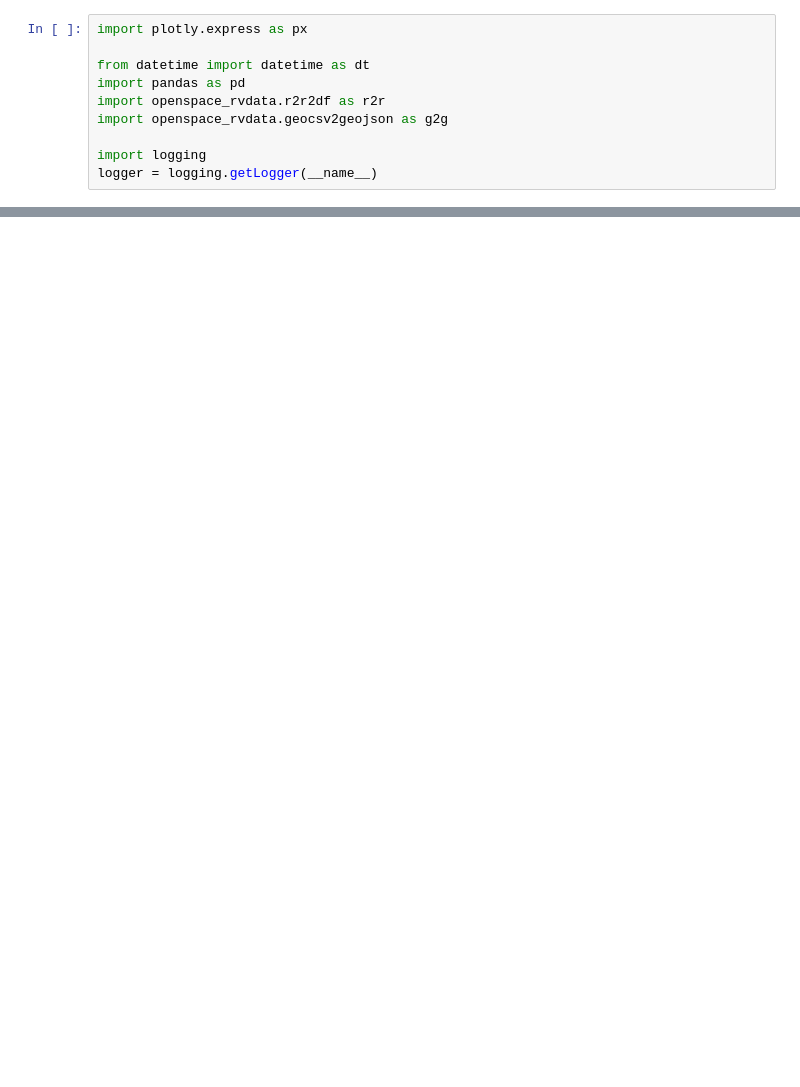
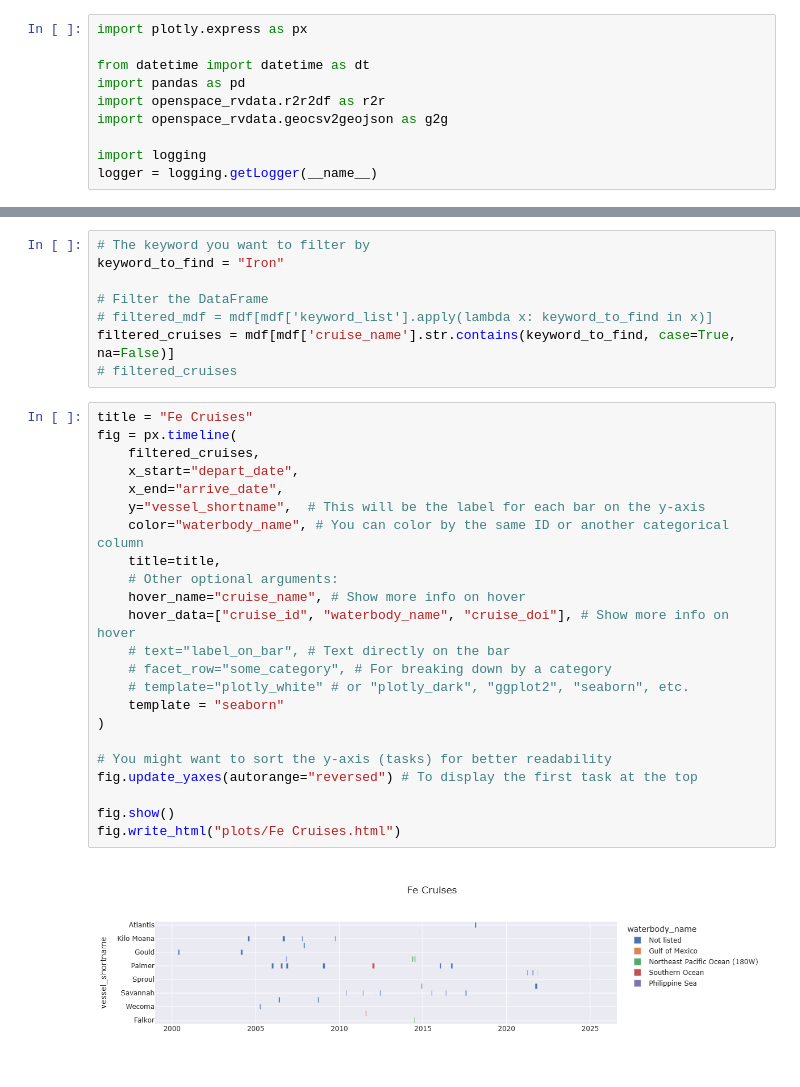
Before and after one commit to KCollins/openspace-rvdata, a Jupyter notebook: notebooks/Hypergrams.ipynb, the cells around one changed output, grey strips where cells are left out. Drawn from its saved outputs; the diff is of its cells as text; blank space fills up the shorter version.

```diff
--- a/notebooks/Hypergrams.ipynb
+++ b/notebooks/Hypergrams.ipynb
@@ -65,0 +230,33 @@ fig.write_html("plots/RV Cruises.html")
+# %%
+# The keyword you want to filter by
+keyword_to_find = "Iron"
+
+# Filter the DataFrame
+# filtered_mdf = mdf[mdf['keyword_list'].apply(lambda x: keyword_to_find in x)]
+filtered_cruises = mdf[mdf['cruise_name'].str.contains(keyword_to_find, case=True, na=False)]
+# filtered_cruises
+# %%
+title = "Fe Cruises"
+fig = px.timeline(
+    filtered_cruises,
+    x_start="depart_date",
+    x_end="arrive_date",
+    y="vessel_shortname",  # This will be the label for each bar on the y-axis
+    color="waterbody_name", # You can color by the same ID or another categorical column
+    title=title,
+    # Other optional arguments:
+    hover_name="cruise_name", # Show more info on hover
+    hover_data=["cruise_id", "waterbody_name", "cruise_doi"], # Show more info on hover
+    # text="label_on_bar", # Text directly on the bar
+    # facet_row="some_category", # For breaking down by a category
+    # template="plotly_white" # or "plotly_dark", "ggplot2", "seaborn", etc.
+    template = "seaborn"
+)
+
+# You might want to sort the y-axis (tasks) for better readability
+fig.update_yaxes(autorange="reversed") # To display the first task at the top
+
+fig.show()
+fig.write_html("plots/Fe Cruises.html")
+# %% [output]
+[figure, added]
```
Also changed, not shown: parts of 16 cells of this notebook, 1 other file.
